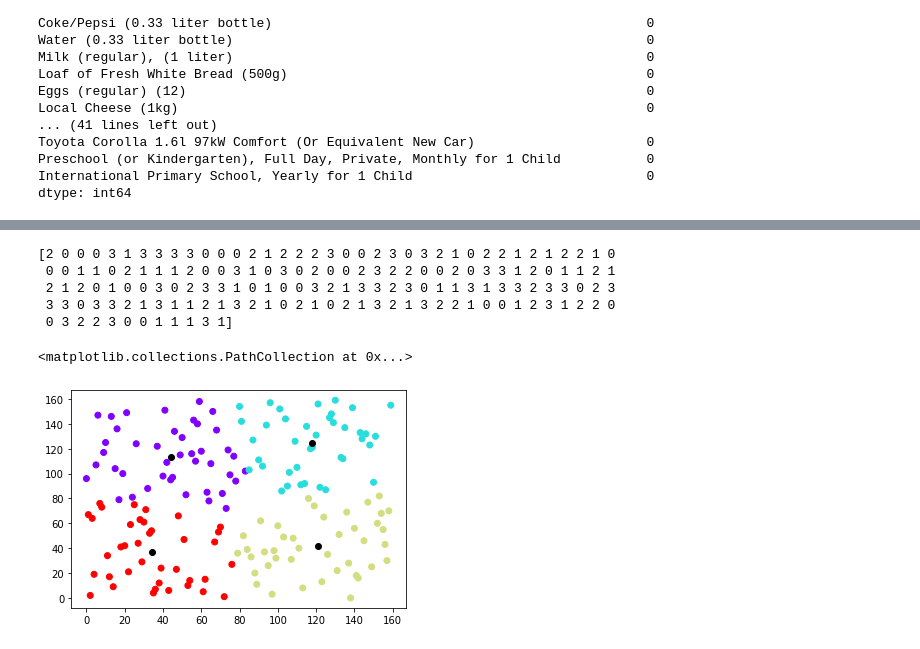
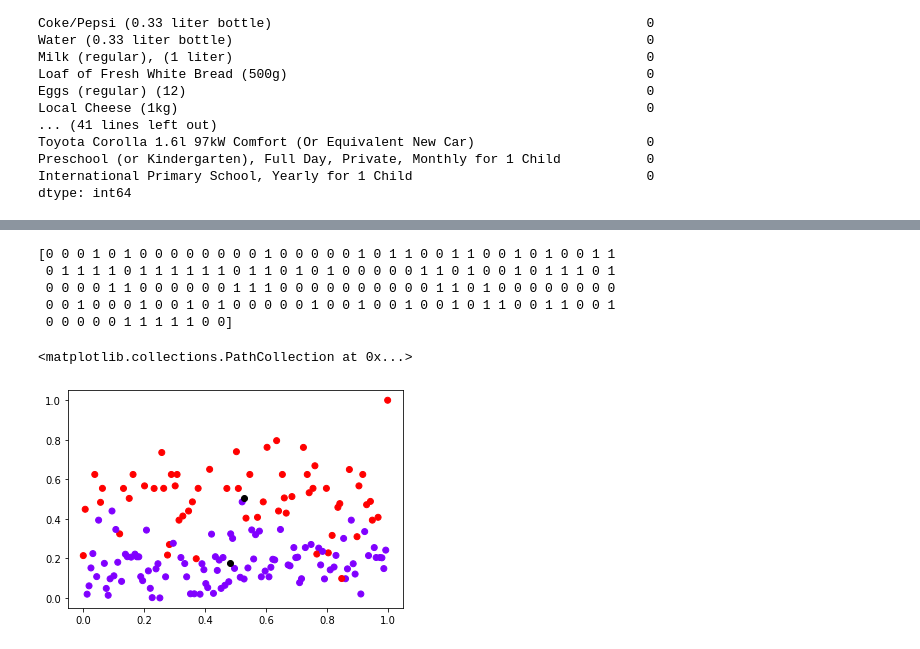
Before and after one commit to gizattos/cost_of_living_clustering, a Jupyter notebook: cost_of_living_clustering.ipynb, the cells around one changed output, grey strips where cells are left out. Drawn from its saved outputs; the diff is of its cells as text; code cells hidden in the pictures.

```diff
--- a/cost_of_living_clustering.ipynb
+++ b/cost_of_living_clustering.ipynb
@@ -61,4 +62,0 @@ local = df.local
-# %%
-## codificando valores
-le = preprocessing.LabelEncoder()
-df = df.apply(le.fit_transform)
@@ -65,3 +66,10 @@ df = df.apply(le.fit_transform)
+# %%
+## codificando valores utilizando MinMax
+le = preprocessing.LabelEncoder()
+df['local'] = le.fit_transform(df['local'])
+le = preprocessing.MinMaxScaler()
+df_features = le.fit_transform(df.values)
+df = pd.DataFrame(df_features, index=df.index, columns=df.columns)
 # %%
 df.head()
 # %% [output]
@@ -74,6 +128,6 @@ df.head()
 # %%
 ## Treinando com coluna de média
-kmeans = KMeans(n_clusters=4)
-kmeans.fit(df[['local','media']])
+kmeans = KMeans(n_clusters=2)
+kmeans.fit(df)
 # %% [output]
 KMeans(algorithm='auto', copy_x=True, init='k-means++', max_iter=300,
@@ -89,15 +159,15 @@ print(kmeans.cluster_centers_)
 # %%
 print(kmeans.labels_)
 # %% [output]
-[2 0 0 0 3 1 3 3 3 3 0 0 0 2 1 2 2 2 3 0 0 2 3 0 3 2 1 0 2 2 1 2 1 2 2 1 0
- 0 0 1 1 0 2 1 1 1 2 0 0 3 1 0 3 0 2 0 0 2 3 2 2 0 0 2 0 3 3 1 2 0 1 1 2 1
- 2 1 2 0 1 0 0 3 0 2 3 3 1 0 1 0 0 3 2 1 3 3 2 3 0 1 1 3 1 3 3 2 3 3 0 2 3
- 3 3 0 3 3 2 1 3 1 1 2 1 3 2 1 0 2 1 0 2 1 3 2 1 3 2 2 1 0 0 1 2 3 1 2 2 0
- 0 3 2 2 3 0 0 1 1 1 3 1]
+[0 0 0 1 0 1 0 0 0 0 0 0 0 0 1 0 0 0 0 0 1 0 1 1 0 0 1 1 0 0 1 0 1 0 0 1 1
+ 0 1 1 1 1 0 1 1 1 1 1 1 0 1 1 0 1 0 1 0 0 0 0 0 1 1 0 1 0 0 1 0 1 1 1 0 1
+ 0 0 0 0 1 1 0 0 0 0 0 0 1 1 1 0 0 0 0 0 0 0 0 0 0 1 1 0 1 0 0 0 0 0 0 0 0
+ 0 0 1 0 0 0 1 0 0 1 0 1 0 0 0 0 0 1 0 0 1 0 0 1 0 0 1 0 1 1 0 0 1 1 0 0 1
+ 0 0 0 0 0 1 1 1 1 1 0 0]
 # %%
 ### plotando clusters de Meal, Inexpensive Restaurant (2 coluna)
-plt.scatter(df.iloc[:,0],df.iloc[:,56], c=kmeans.labels_, cmap='rainbow')
+plt.scatter(df.iloc[:,0],df.iloc[:,1], c=kmeans.labels_, cmap='rainbow')
 plt.scatter(kmeans.cluster_centers_[:,0] ,kmeans.cluster_centers_[:,1], color='black')
 # %% [output]
 <matplotlib.collections.PathCollection at 0x...>
-[figure, old version]
+[figure, new version]
```
Also changed, not shown: parts of 19 cells of this notebook.
